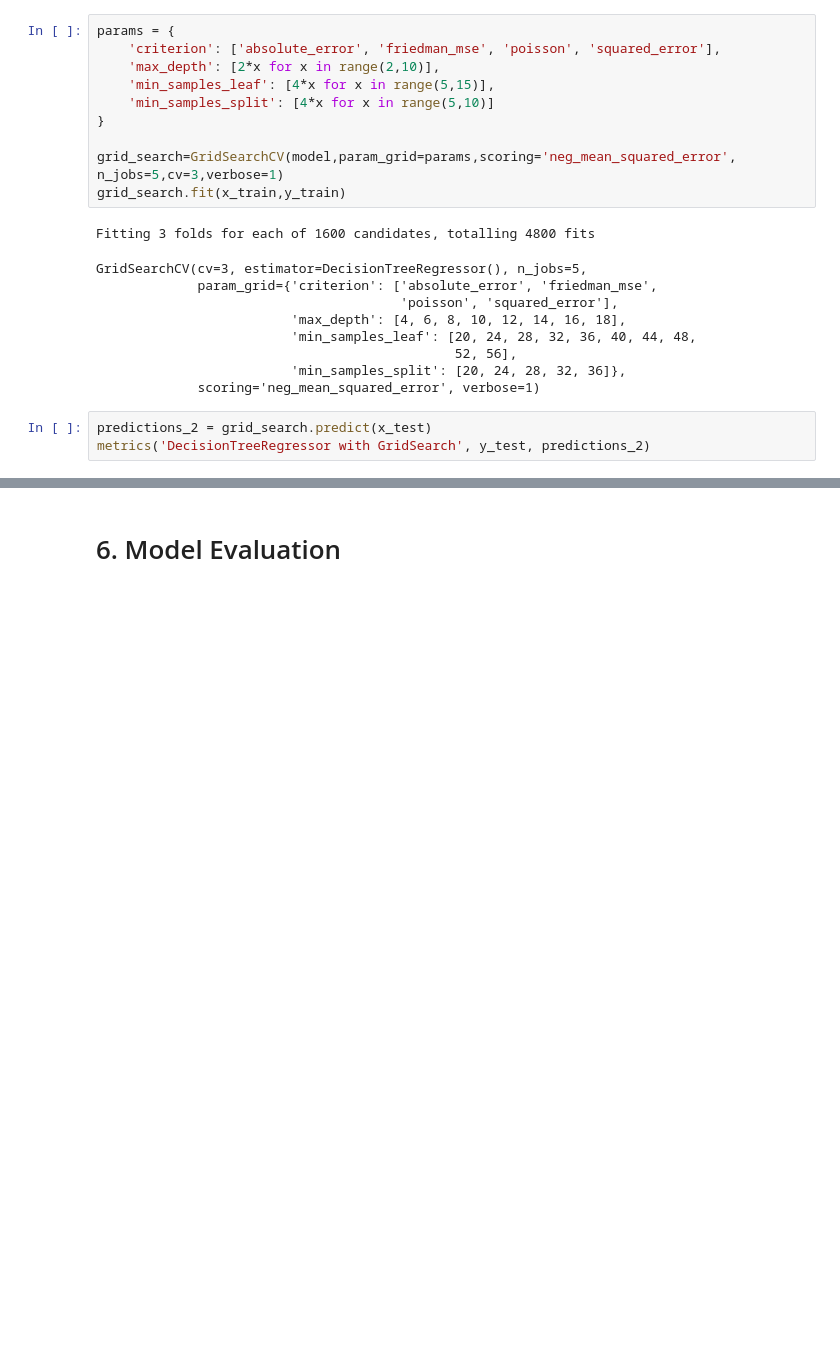
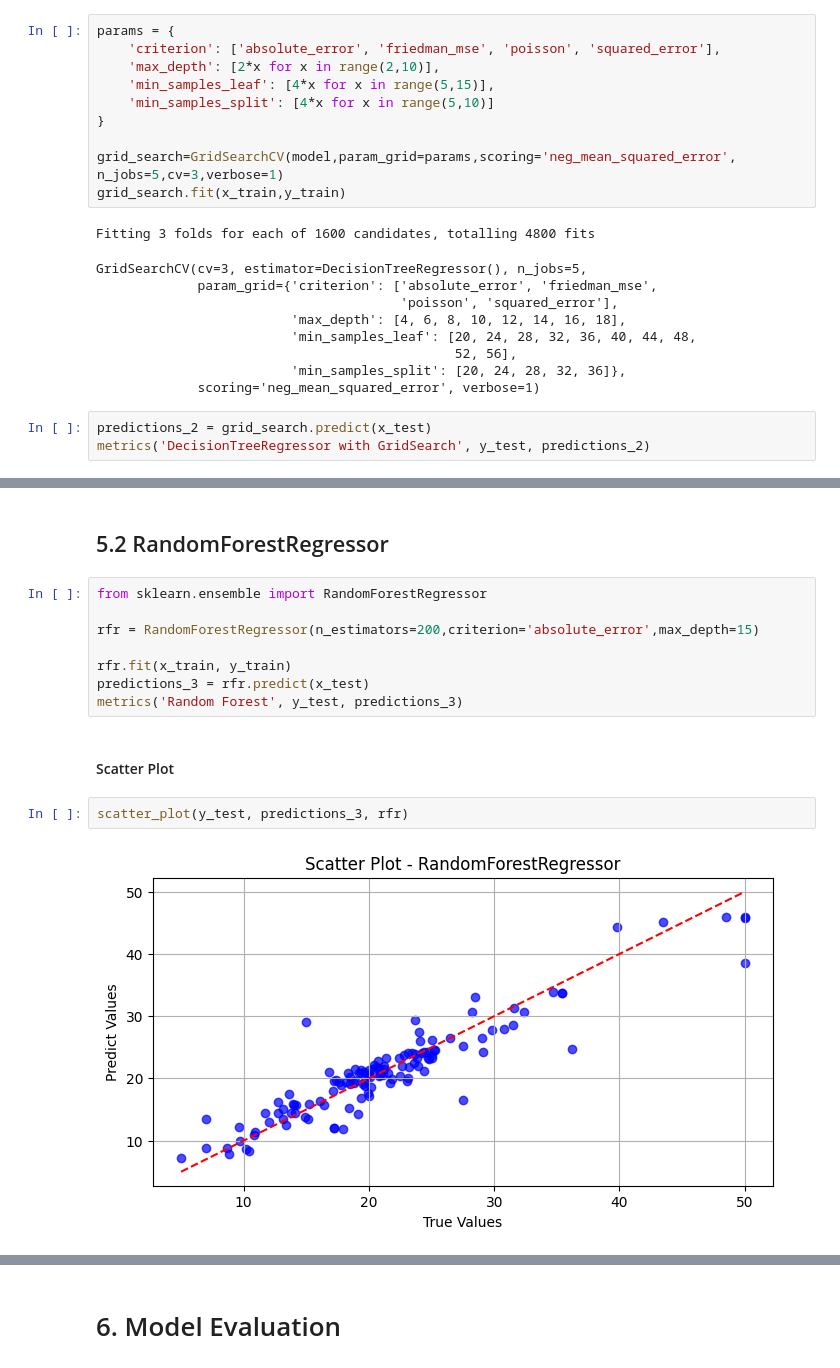
Before and after one commit to haroldeustaquio/Machine-Learning, a Jupyter notebook: Trees_and_Ensemble/Regression/Housing-Price-Prediction/testing.ipynb, the cells around one changed output, grey strips where cells are left out. Cells and saved outputs as stored; diff of their text form; blank space fills up the shorter version.

```diff
--- a/Trees_and_Ensemble/Regression/Housing-Price-Prediction/testing.ipynb
+++ b/Trees_and_Ensemble/Regression/Housing-Price-Prediction/testing.ipynb
@@ -125,0 +152,16 @@ metrics('DecisionTreeRegressor with GridSearch', y_test, predictions_2)
+# %% [markdown]
+## 5.2 RandomForestRegressor
+# %%
+from sklearn.ensemble import RandomForestRegressor
+
+rfr = RandomForestRegressor(n_estimators=200,criterion='absolute_error',max_depth=15)
+
+rfr.fit(x_train, y_train)
+predictions_3 = rfr.predict(x_test)
+metrics('Random Forest', y_test, predictions_3)
+# %% [markdown]
+#### Scatter Plot
+# %%
+scatter_plot(y_test, predictions_3, rfr)
+# %% [output]
+[figure, added]
```
Also changed, not shown: parts of 39 cells of this notebook.
